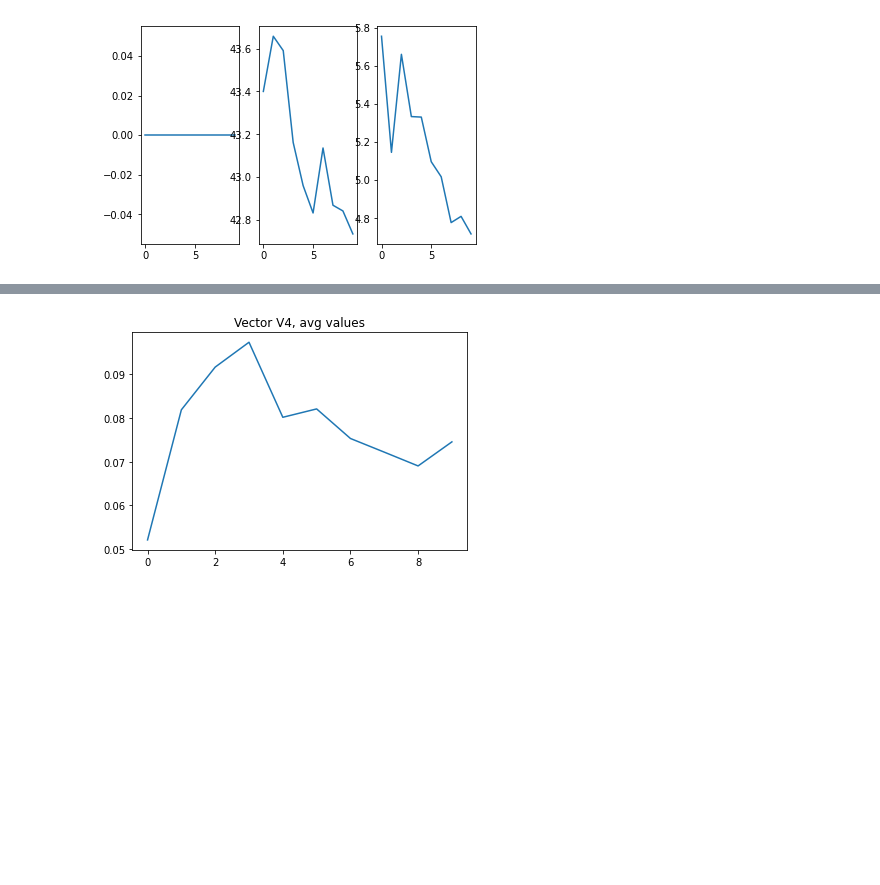
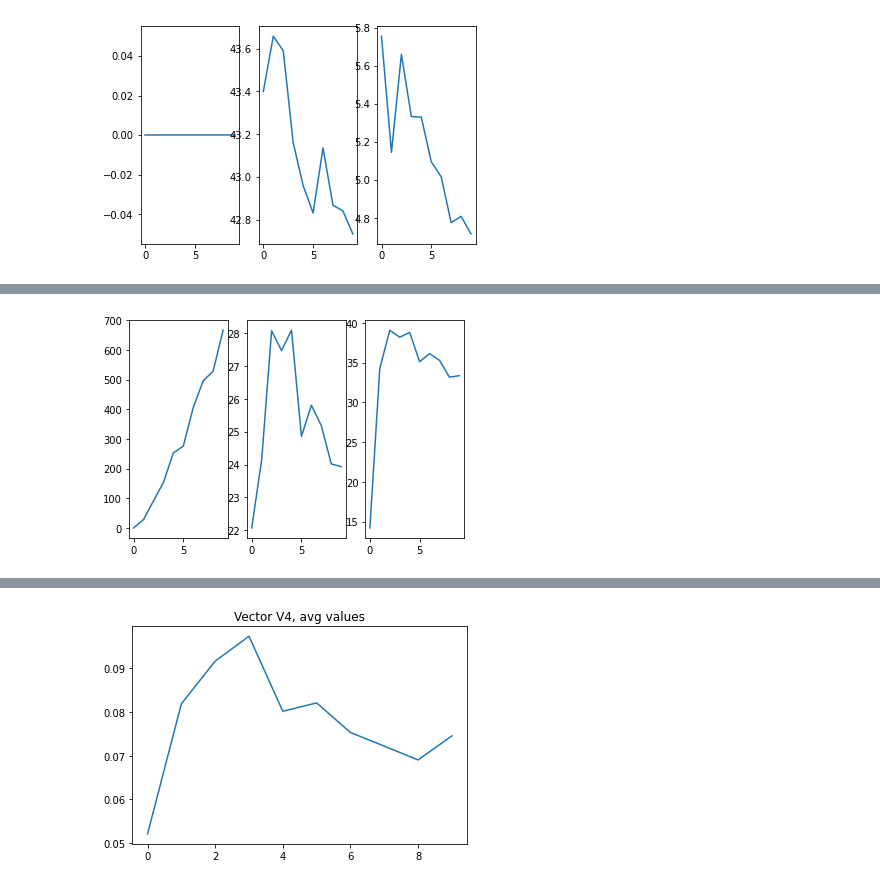
Before and after one commit to vtiinanen/NLP_WuzzyFuzzy, a Jupyter notebook: notebook.ipynb, the cells around one changed output, grey strips where cells are left out. Cells and saved outputs as stored; diff of their text form; code cells hidden in the pictures; blank space fills up the shorter version.

```diff
--- a/notebook.ipynb
+++ b/notebook.ipynb
@@ -282,3 +300,42 @@ plt.show()
+# %%
+"""Spacy named entities"""
+
+import spacy
+
+nlp = spacy.load("en_core_web_sm")
+
+#initialize empty list for the entities
+entities = []
+
+#loop for going through all snippets
+for i in range(0,100):
+    doc = nlp(manually_scraped_snippets[i])
+    #intialize temporarily variable
+    lista = []
+    #Calculate the entities
+    for ent in doc.ents:
+        lista.append(ent)
+    entities.append(lista)
+
+V1_4_list = []
+V2_4_list = []
+V3_4_list = []
+
+for i in range(1, 11):
+    V1, V2, V3 = wuzzy_string_matching(i, entities)
+    V1_4_list.append(V1)
+    V2_4_list.append(V2)
+    V3_4_list.append(V3)
+
+plt.subplot(131)
+plt.plot(V1_4_list)
+plt.subplot(132)
+plt.plot(V2_4_list)
+plt.subplot(133)
+plt.plot(V3_4_list)
+plt.show()
+# %% [output]
+[figure, added]
 # %%
 """ WordCloud """
 
```
Also changed, not shown: parts of 5 cells of this notebook, 4 other files.
